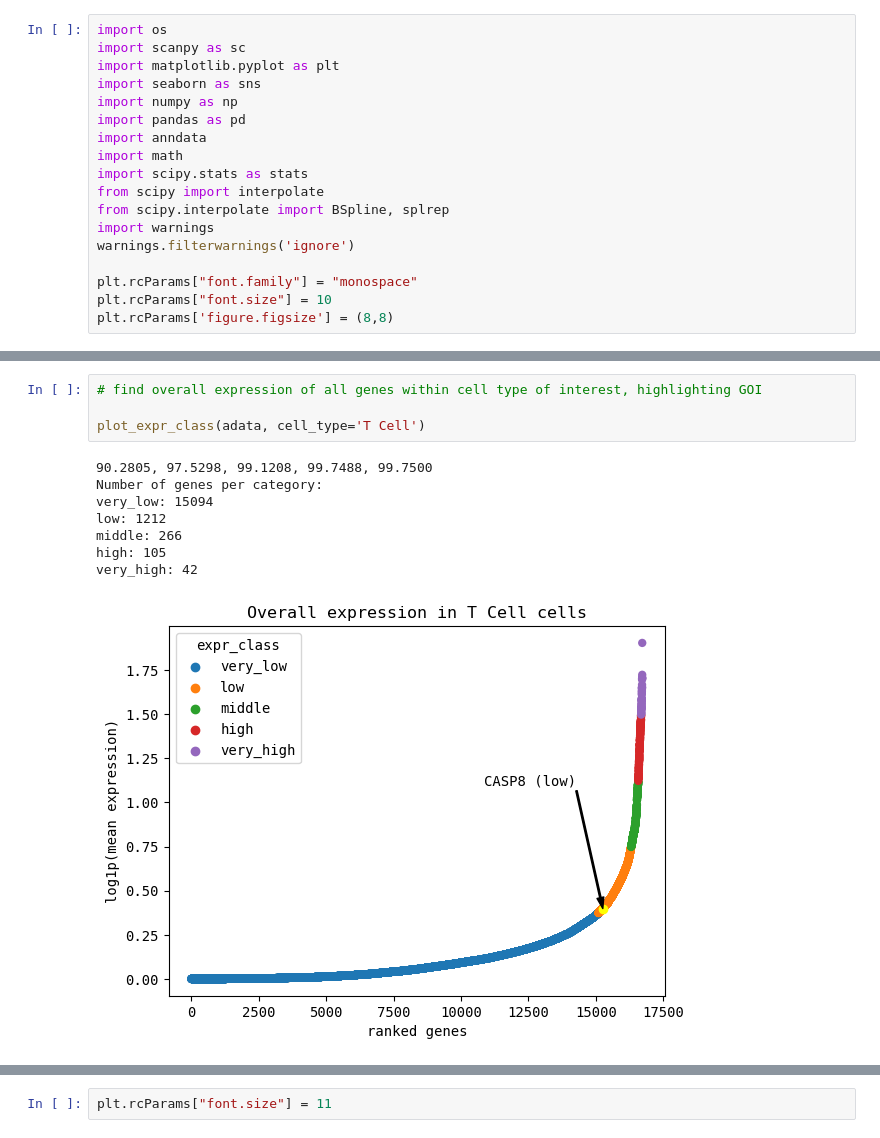
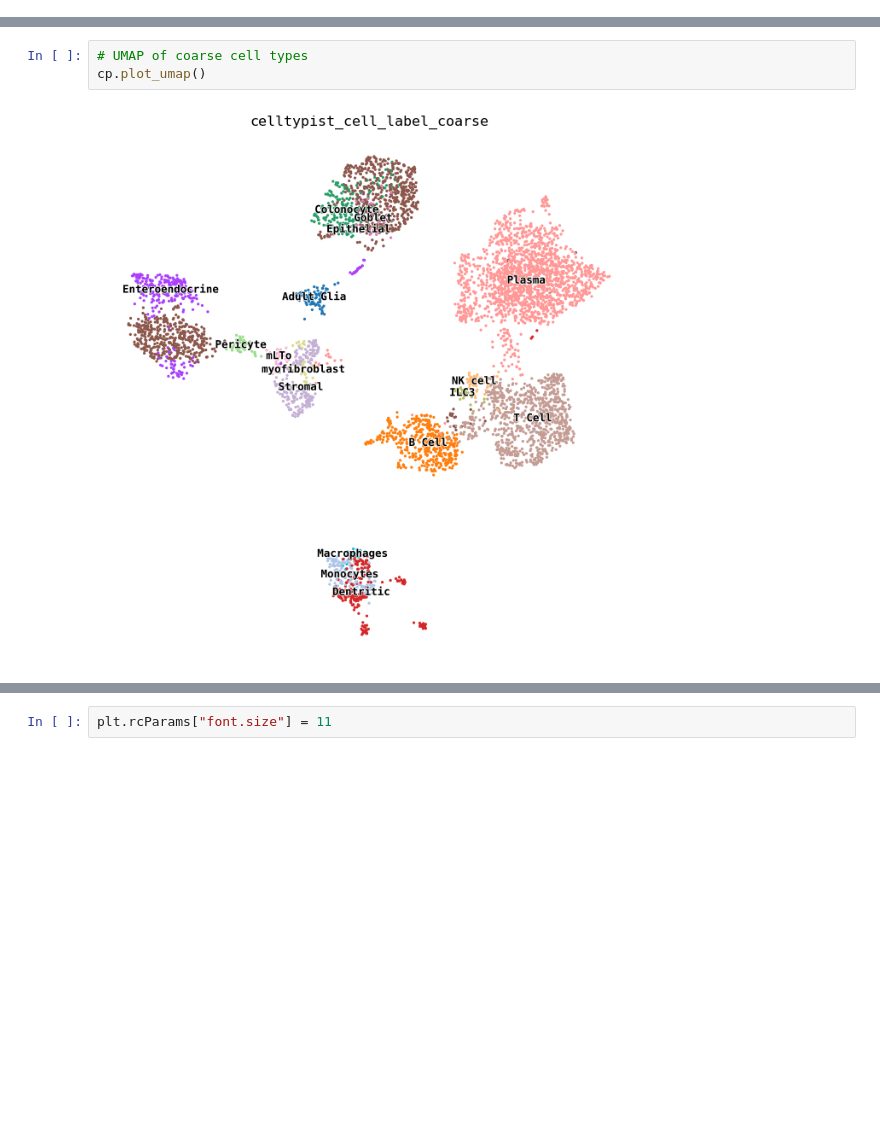
Before and after one commit to chickaroo/genereporter, a Jupyter notebook: src/pipeline.ipynb, the cells around one changed output, grey strips where cells are left out. Saved outputs shown, nothing was run; the diff lists cells and outputs as text; blank space fills up the shorter version.

```diff
--- a/src/pipeline.ipynb
+++ b/src/pipeline.ipynb
@@ -1,18 +0,0 @@
-# %%
-import os
-import scanpy as sc
-import matplotlib.pyplot as plt
-import seaborn as sns
-import numpy as np
-import pandas as pd
-import anndata
-import math
-import scipy.stats as stats
-from scipy import interpolate
-from scipy.interpolate import BSpline, splrep
-import warnings
-warnings.filterwarnings('ignore')
-
-plt.rcParams["font.family"] = "monospace"
-plt.rcParams["font.size"] = 10
-plt.rcParams['figure.figsize'] = (8,8)
@@ -175,13 +14,5 @@ very_high: 42
-# %%
-# find overall expression of all genes within cell type of interest, highlighting GOI
-
-plot_expr_class(adata, cell_type='T Cell')
-# %% [output]
-90.2805, 97.5298, 99.1208, 99.7488, 99.7500
-Number of genes per category:
-very_low: 15094
-low: 1212
-middle: 266
-high: 105
-very_high: 42
-[figure, removed]
+# %%
+# UMAP of coarse cell types
+cp.plot_umap()
+# %% [output]
+[figure, added]
```
Also changed, not shown: parts of 14 cells of this notebook, 1 other file.
